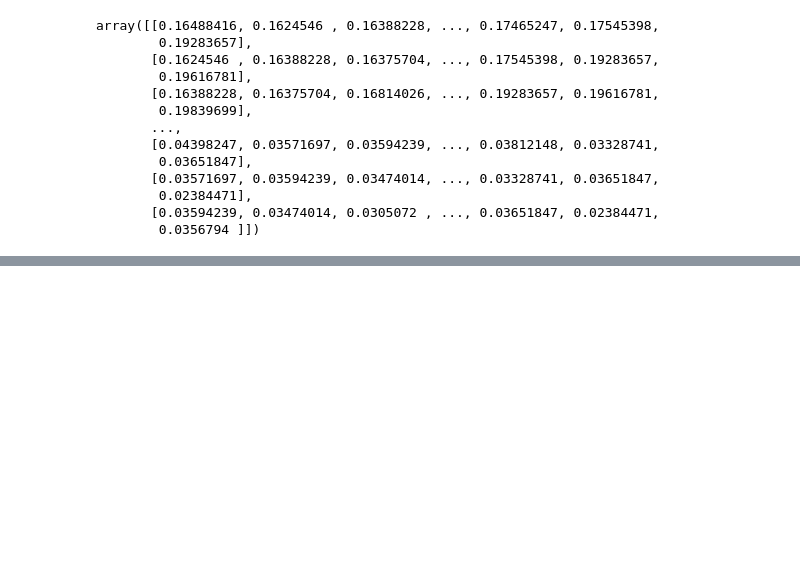
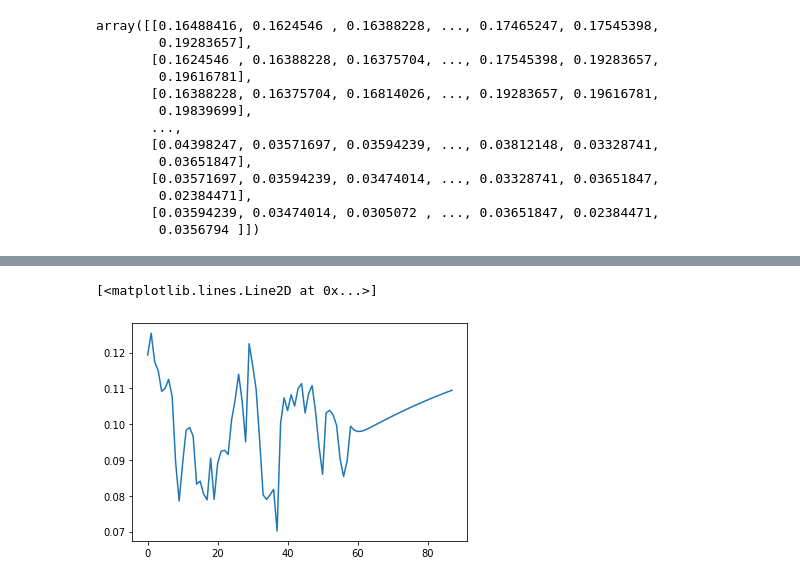
Before and after one commit to sinchan-s/time-series-analysis, a Jupyter notebook: tsa-lstm.ipynb, the cells around one changed output, grey strips where cells are left out. Saved outputs shown, nothing was run; the diff lists cells and outputs as text; code cells hidden in the pictures; blank space fills up the shorter version.

```diff
--- a/tsa-lstm.ipynb
+++ b/tsa-lstm.ipynb
@@ -178,0 +253,5 @@ plt.show()
+# %%
+plt.plot(df2[1200:])
+# %% [output]
+[<matplotlib.lines.Line2D at 0x...>]
+[figure, added]
```
Also changed, not shown: parts of 18 cells of this notebook.
